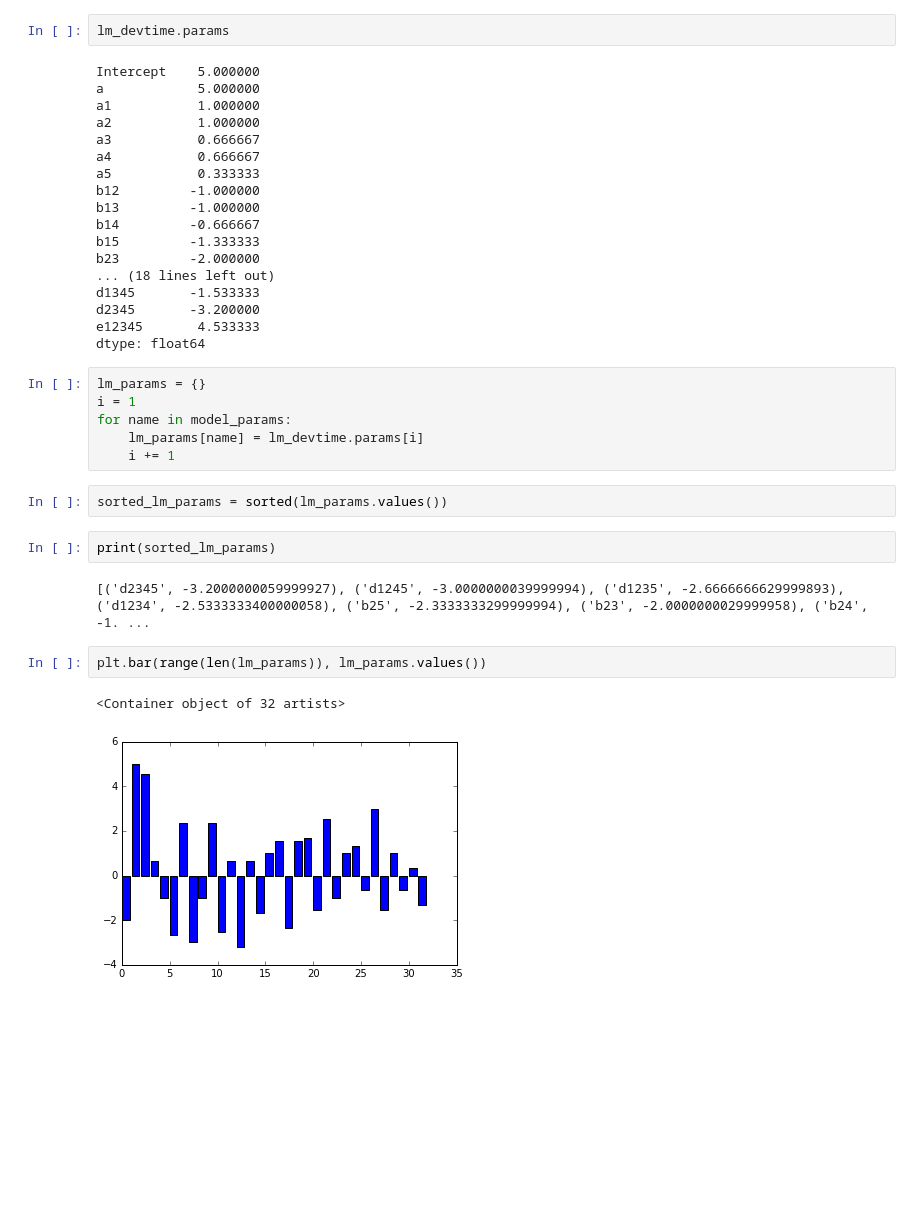
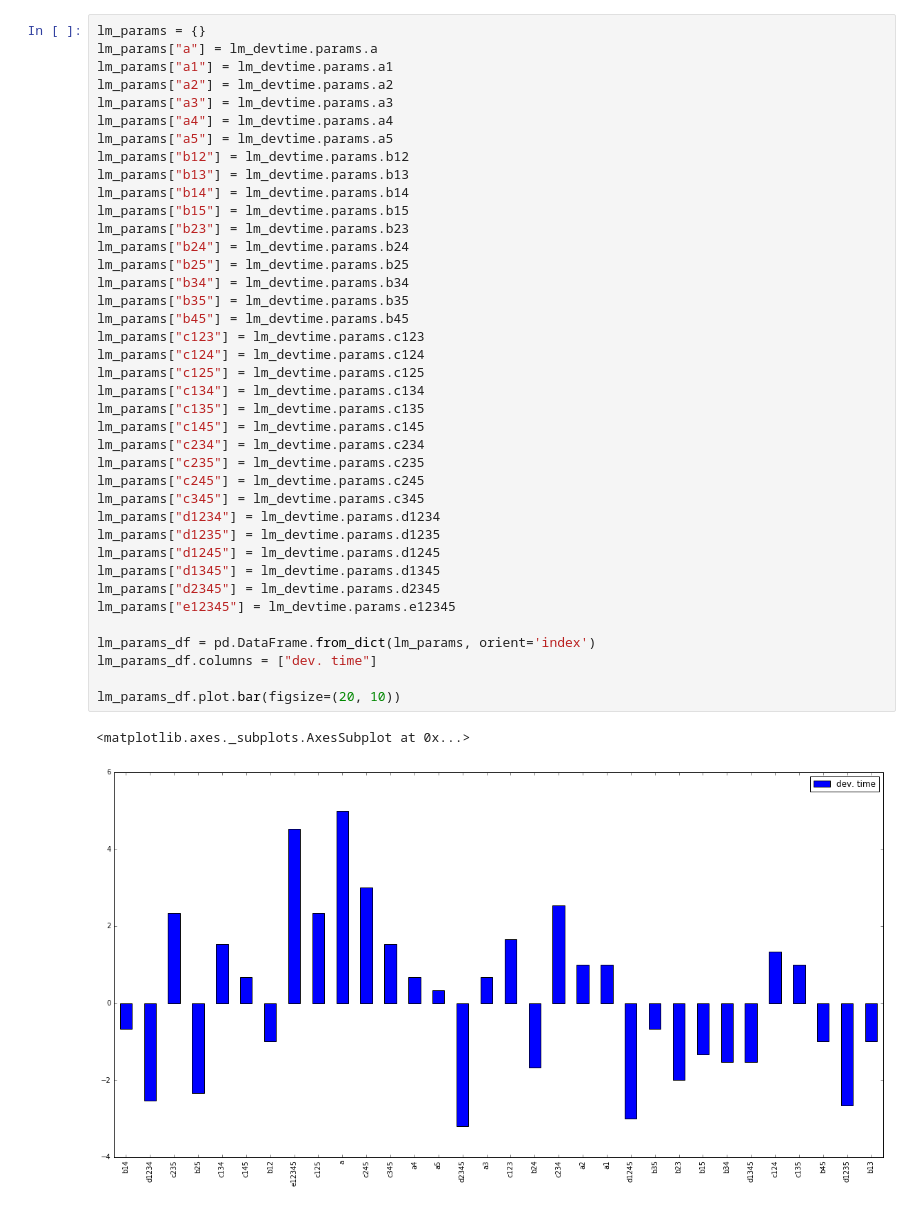
Before and after one commit to gavryushkin/microinteractions, a Jupyter notebook: taylor_lin_fit.ipynb, the cells around one changed output. Saved outputs shown, nothing was run; the diff lists cells and outputs as text; blank space fills up the shorter version.

```diff
--- a/taylor_lin_fit.ipynb
+++ b/taylor_lin_fit.ipynb
@@ -83,40 +83,45 @@ OLS Regression Results
 | Prob(Omnibus): | 0.000 | Jarque-Bera (JB): | 21.112 |
 | Skew: | -0.835 | Prob(JB): | 2.60e-05 |
 | Kurtosis: | 3.649 | Cond. No. | 1.68e+17 |
-# %%
-lm_devtime.params
-# %% [output]
-Intercept    5.000000
-a            5.000000
-a1           1.000000
-a2           1.000000
-a3           0.666667
-a4           0.666667
-a5           0.333333
-b12         -1.000000
-b13         -1.000000
-b14         -0.666667
-b15         -1.333333
-b23         -2.000000
-... (18 lines left out)
-d1345       -1.533333
-d2345       -3.200000
-e12345       4.533333
-dtype: float64
-# %%
-lm_params = {}
-i = 1
-for name in model_params:
-    lm_params[name] = lm_devtime.params[i]
-    i += 1
-# %%
-sorted_lm_params = sorted(lm_params.values())
-# %%
-print(sorted_lm_params)
-# %% [output]
-[('d2345', -3.2000000059999927), ('d1245', -3.0000000039999994), ('d1235', -2.6666666629999893), ('d1234', -2.5333333400000058), ('b25', -2.3333333299999994), ('b23', -2.0000000029999958), ('b24', -1. ...
-# %%
-plt.bar(range(len(lm_params)), lm_params.values())
-# %% [output]
-<Container object of 32 artists>
-[figure, removed]
+# %%
+lm_params = {}
+lm_params["a"] = lm_devtime.params.a
+lm_params["a1"] = lm_devtime.params.a1
+lm_params["a2"] = lm_devtime.params.a2
+lm_params["a3"] = lm_devtime.params.a3
+lm_params["a4"] = lm_devtime.params.a4
+lm_params["a5"] = lm_devtime.params.a5
+lm_params["b12"] = lm_devtime.params.b12
+lm_params["b13"] = lm_devtime.params.b13
+lm_params["b14"] = lm_devtime.params.b14
+lm_params["b15"] = lm_devtime.params.b15
+lm_params["b23"] = lm_devtime.params.b23
+lm_params["b24"] = lm_devtime.params.b24
+lm_params["b25"] = lm_devtime.params.b25
+lm_params["b34"] = lm_devtime.params.b34
+lm_params["b35"] = lm_devtime.params.b35
+lm_params["b45"] = lm_devtime.params.b45
+lm_params["c123"] = lm_devtime.params.c123
+lm_params["c124"] = lm_devtime.params.c124
+lm_params["c125"] = lm_devtime.params.c125
+lm_params["c134"] = lm_devtime.params.c134
+lm_params["c135"] = lm_devtime.params.c135
+lm_params["c145"] = lm_devtime.params.c145
+lm_params["c234"] = lm_devtime.params.c234
+lm_params["c235"] = lm_devtime.params.c235
+lm_params["c245"] = lm_devtime.params.c245
+lm_params["c345"] = lm_devtime.params.c345
+lm_params["d1234"] = lm_devtime.params.d1234
+lm_params["d1235"] = lm_devtime.params.d1235
+lm_params["d1245"] = lm_devtime.params.d1245
+lm_params["d1345"] = lm_devtime.params.d1345
+lm_params["d2345"] = lm_devtime.params.d2345
+lm_params["e12345"] = lm_devtime.params.e12345
+
+lm_params_df = pd.DataFrame.from_dict(lm_params, orient='index')
+lm_params_df.columns = ["dev. time"]
+
+lm_params_df.plot.bar(figsize=(20, 10))
+# %% [output]
+<matplotlib.axes._subplots.AxesSubplot at 0x...>
+[figure, added]
```
Also changed, not shown: parts of 4 cells of this notebook.
